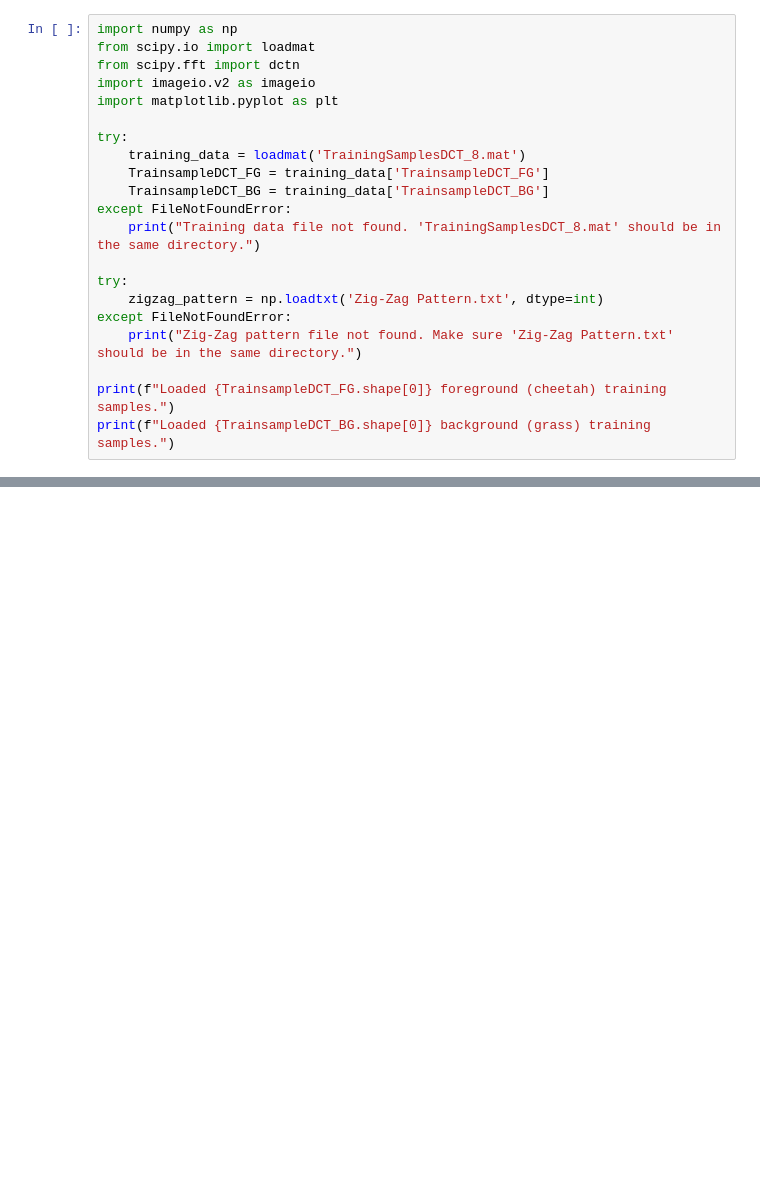
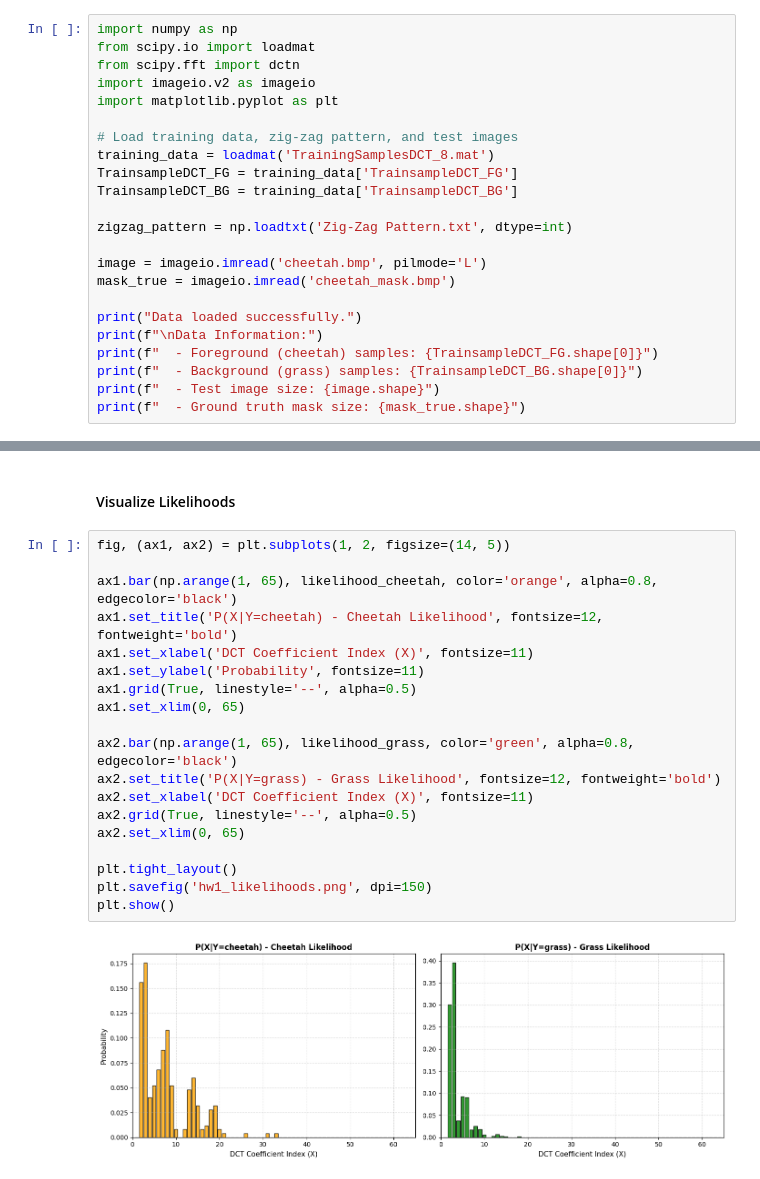
Before and after one commit to junepaykim/ece271a, a Jupyter notebook: hw1/hw1_solution.ipynb, the cells around one changed output, grey strips where cells are left out. Drawn from its saved outputs; the diff is of its cells as text; blank space fills up the shorter version.

Commit message:
feat: hw1 error analysis updated

```diff
--- a/hw1/hw1_solution.ipynb
+++ b/hw1/hw1_solution.ipynb
@@ -11,18 +12,20 @@ from scipy.fft import dctn
 import imageio.v2 as imageio
 import matplotlib.pyplot as plt
 
-try:
-    training_data = loadmat('TrainingSamplesDCT_8.mat')
-    TrainsampleDCT_FG = training_data['TrainsampleDCT_FG']
-    TrainsampleDCT_BG = training_data['TrainsampleDCT_BG']
-except FileNotFoundError:
-    print("Training data file not found. 'TrainingSamplesDCT_8.mat' should be in the same directory.")
+# Load training data, zig-zag pattern, and test images
+training_data = loadmat('TrainingSamplesDCT_8.mat')
+TrainsampleDCT_FG = training_data['TrainsampleDCT_FG']
+TrainsampleDCT_BG = training_data['TrainsampleDCT_BG']
 
-try:
-    zigzag_pattern = np.loadtxt('Zig-Zag Pattern.txt', dtype=int)
-except FileNotFoundError:
-    print("Zig-Zag pattern file not found. Make sure 'Zig-Zag Pattern.txt' should be in the same directory.")
+zigzag_pattern = np.loadtxt('Zig-Zag Pattern.txt', dtype=int)
 
-print(f"Loaded {TrainsampleDCT_FG.shape[0]} foreground (cheetah) training samples.")
-print(f"Loaded {TrainsampleDCT_BG.shape[0]} background (grass) training samples.")
+image = imageio.imread('cheetah.bmp', pilmode='L')
+mask_true = imageio.imread('cheetah_mask.bmp')
+
+print("Data loaded successfully.")
+print(f"\nData Information:")
+print(f"  - Foreground (cheetah) samples: {TrainsampleDCT_FG.shape[0]}")
+print(f"  - Background (grass) samples: {TrainsampleDCT_BG.shape[0]}")
+print(f"  - Test image size: {image.shape}")
+print(f"  - Ground truth mask size: {mask_true.shape}")
 # %% [output]
@@ -209,0 +93,23 @@ Probability of Error: 0.1680 or 16.80%
+# %% [markdown]
+#### Visualize Likelihoods
+# %%
+fig, (ax1, ax2) = plt.subplots(1, 2, figsize=(14, 5))
+
+ax1.bar(np.arange(1, 65), likelihood_cheetah, color='orange', alpha=0.8, edgecolor='black')
+ax1.set_title('P(X|Y=cheetah) - Cheetah Likelihood', fontsize=12, fontweight='bold')
+ax1.set_xlabel('DCT Coefficient Index (X)', fontsize=11)
+ax1.set_ylabel('Probability', fontsize=11)
+ax1.grid(True, linestyle='--', alpha=0.5)
+ax1.set_xlim(0, 65)
+
+ax2.bar(np.arange(1, 65), likelihood_grass, color='green', alpha=0.8, edgecolor='black')
+ax2.set_title('P(X|Y=grass) - Grass Likelihood', fontsize=12, fontweight='bold')
+ax2.set_xlabel('DCT Coefficient Index (X)', fontsize=11)
+ax2.grid(True, linestyle='--', alpha=0.5)
+ax2.set_xlim(0, 65)
+
+plt.tight_layout()
+plt.savefig('hw1_likelihoods.png', dpi=150)
+plt.show()
+# %% [output]
+[figure, added]
```
Also changed, not shown: parts of 21 cells of this notebook, 10 other files.
